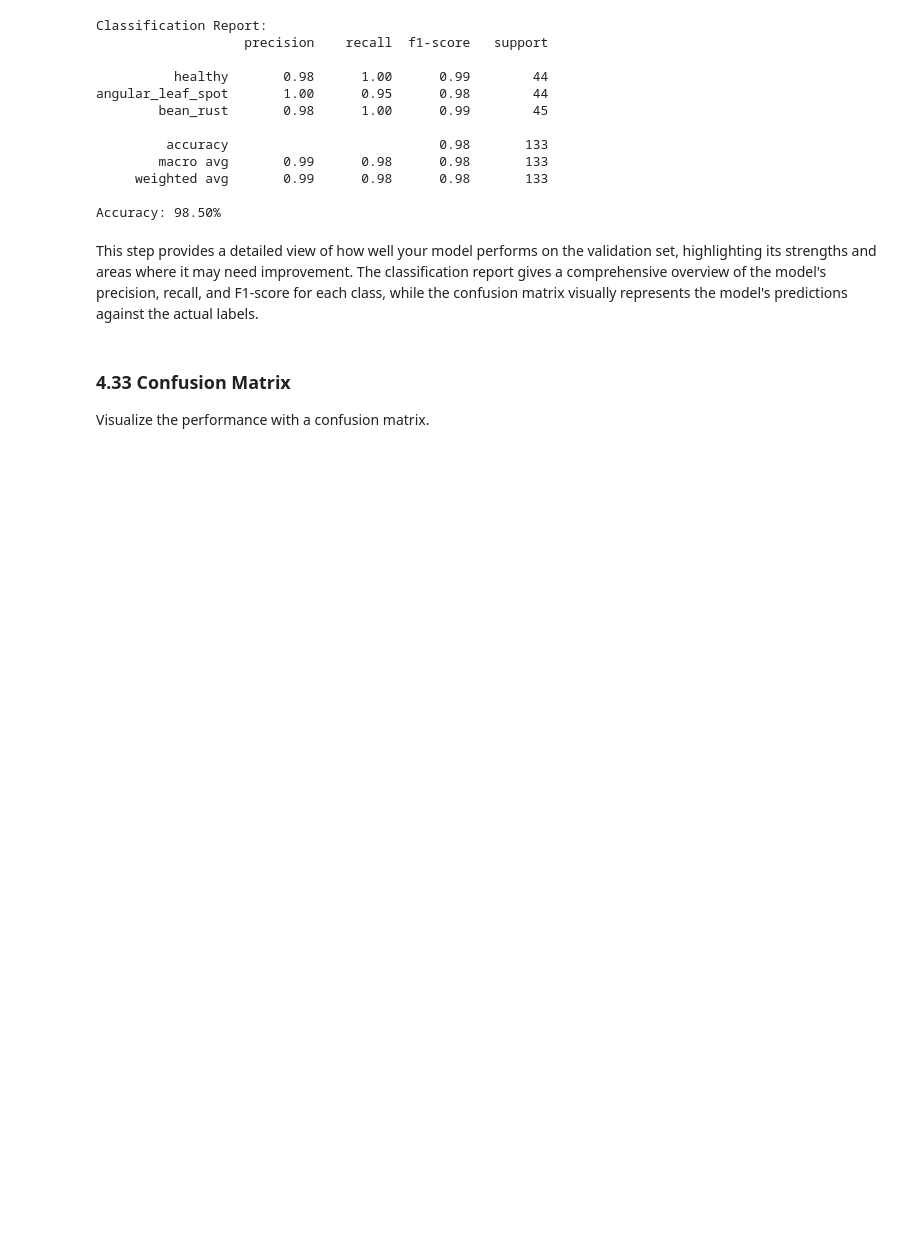
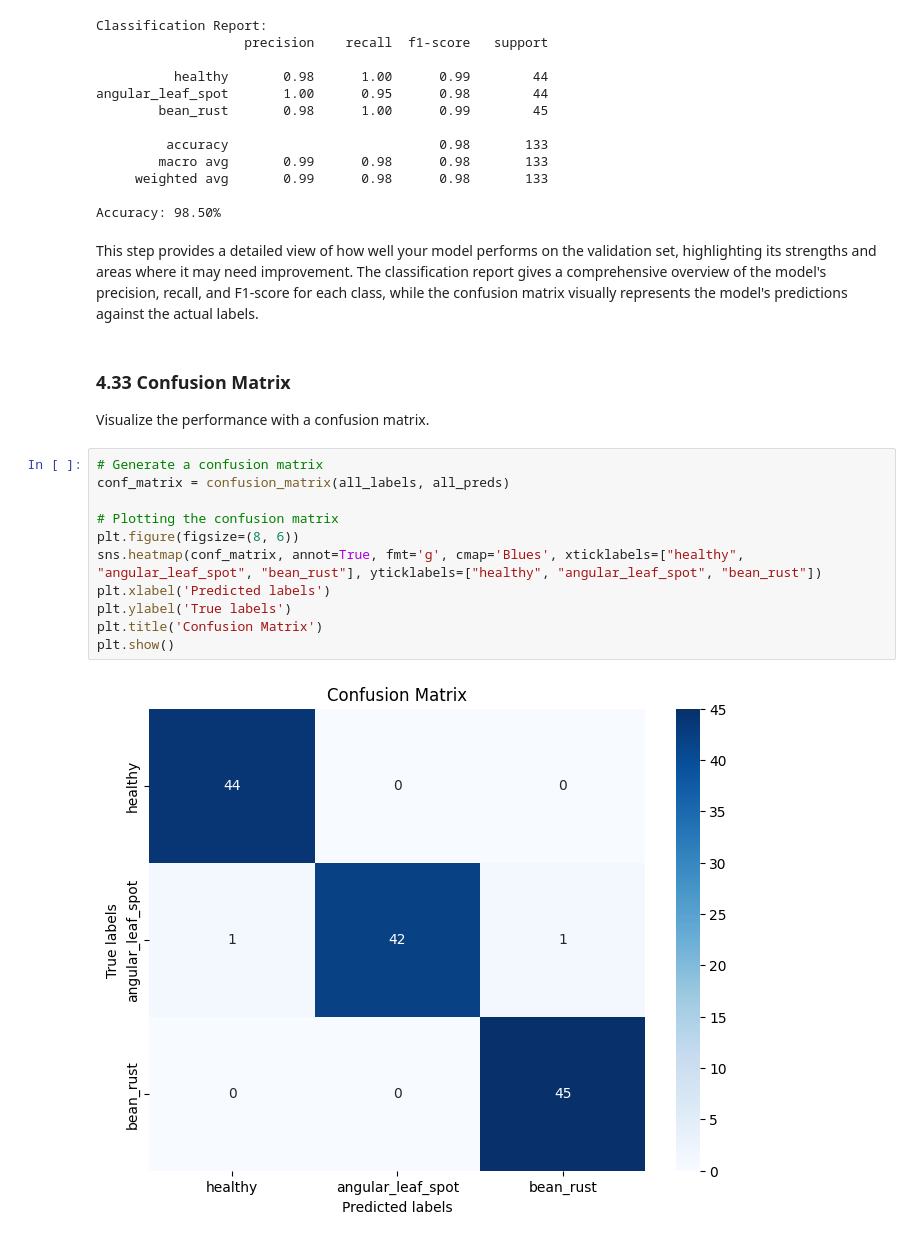
Before and after one commit to engcriscunha/avanti-bean-leaf-classification, a Jupyter notebook: execução_notebook_akhilchibber.ipynb, the cells around one changed output. Drawn from its saved outputs; the diff is of its cells as text; blank space fills up the shorter version.

```diff
--- a/execução_notebook_akhilchibber.ipynb
+++ b/execução_notebook_akhilchibber.ipynb
@@ -459,3 +459,16 @@ This step provides a detailed view of how well your model performs on the valida
 # %% [markdown]
 ### **4.33 Confusion Matrix**
 Visualize the performance with a confusion matrix.
+# %%
+# Generate a confusion matrix
+conf_matrix = confusion_matrix(all_labels, all_preds)
+
+# Plotting the confusion matrix
+plt.figure(figsize=(8, 6))
+sns.heatmap(conf_matrix, annot=True, fmt='g', cmap='Blues', xticklabels=["healthy", "angular_leaf_spot", "bean_rust"], yticklabels=["healthy", "angular_leaf_spot", "bean_rust"])
+plt.xlabel('Predicted labels')
+plt.ylabel('True labels')
+plt.title('Confusion Matrix')
+plt.show()
+# %% [output]
+[figure, added]
```
Also changed, not shown: parts of 6 cells of this notebook.
